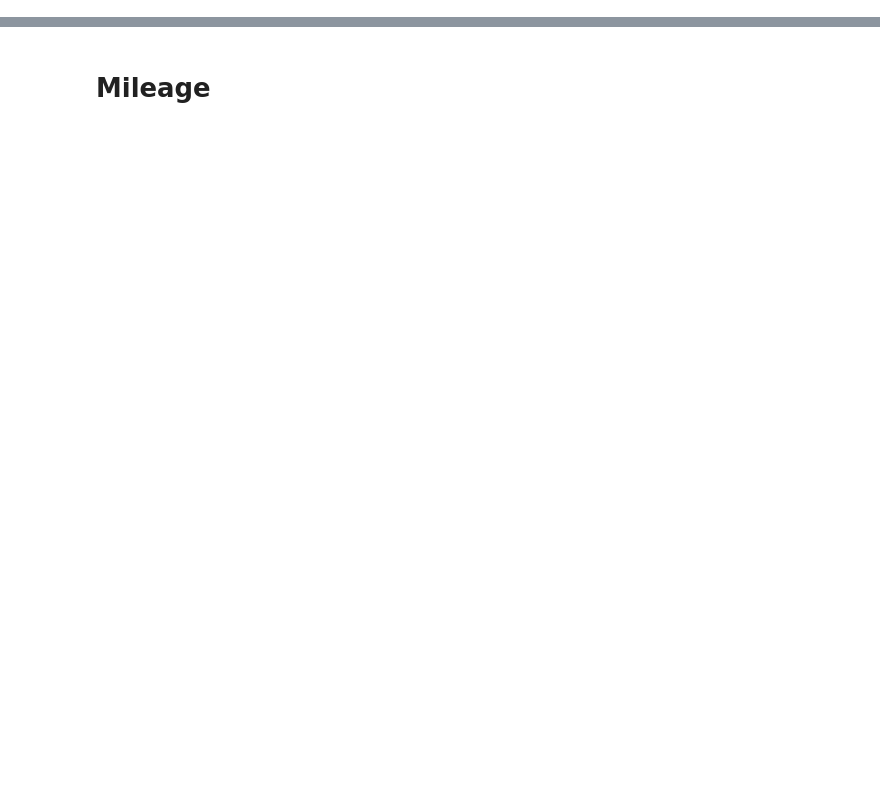
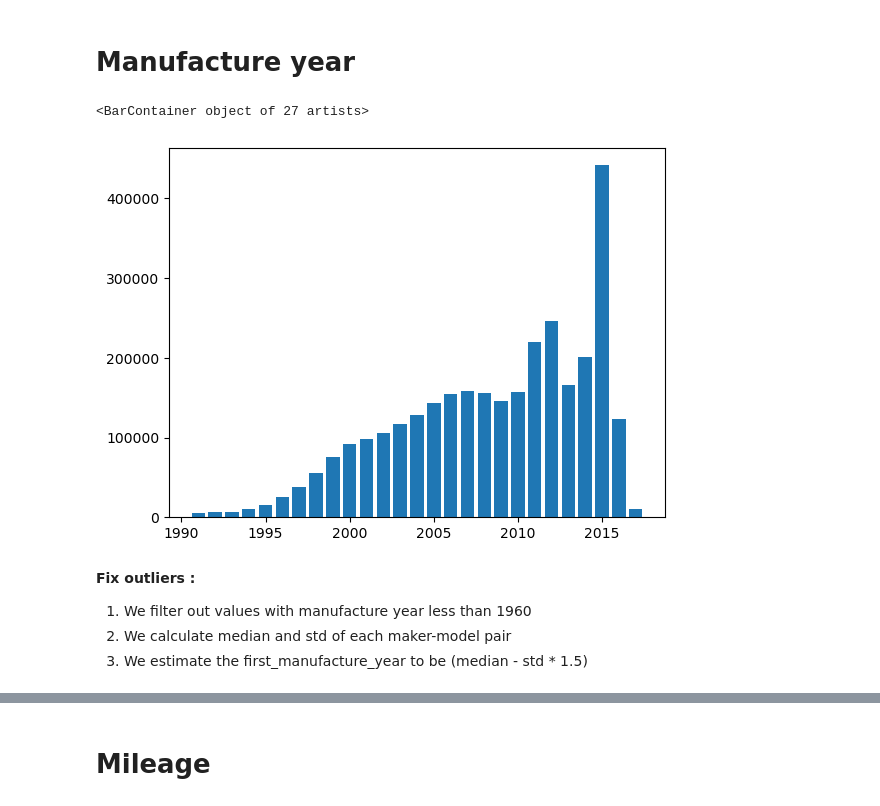
Before and after one commit to nhDuc1993/GMT6740, a Jupyter notebook: Duc/EDA and Clearning.ipynb, the cells around one changed output, grey strips where cells are left out. Saved outputs shown, nothing was run; the diff lists cells and outputs as text; code cells hidden in the pictures; blank space fills up the shorter version.

```diff
--- a/Duc/EDA and Clearning.ipynb
+++ b/Duc/EDA and Clearning.ipynb
@@ -154,0 +146,11 @@ Name: seat_count, dtype: int64
+# %%
+def model_frequency(df):
+    model = df['model'].values[0]
+    counts = df['maker'].value_counts()
+    perc = counts[0] / counts.sum() * 100
+    return pd.DataFrame({'agg1': [counts.index[0]], 'agg2': [perc]})
+
+agg_df = df.groupby('model').apply(lambda x: model_frequency(x))
+agg_df = agg_df.reset_index().drop('level_1', axis=1)
+agg_df.columns = ['Model', 'Most frequent maker', 'Frequency']
+agg_df.head()
@@ -154,0 +164,5 @@ Name: seat_count, dtype: int64
+# %%
+# Filter agg_df (frequency > 0.95). Get dictionary
+agg_df = agg_df.loc[agg_df['Frequency'] >= 95, ['Model', 'Most frequent maker']]
+dct = agg_df.set_index('Model')['Most frequent maker'].to_dict()
+dct
@@ -154,0 +187,3 @@ Name: seat_count, dtype: int64
+# %%
+# Update
+df.loc[df['model'].isin(dct.keys()), 'maker'] = df.loc[df['model'].isin(dct.keys()),'model'].map(dct)
@@ -154,0 +212,18 @@ Name: seat_count, dtype: int64
+# %% [markdown]
+# Manufacture year
+# %%
+# Distribution
+cutoff_year = 1990
+
+counts = df['manufacture_year'].value_counts().sort_index()
+filter_counts = counts[counts.index > cutoff_year]
+
+plt.bar(filter_counts.index, filter_counts)
+# %% [output]
+<BarContainer object of 27 artists>
+[figure, added]
+# %% [markdown]
+<b> Fix outliers : </b>
+1. We filter out values with manufacture year less than 1960
+2. We calculate median and std of each maker-model pair
+3. We estimate the first_manufacture_year to be (median - std * 1.5)
```
Also changed, not shown: parts of 76 cells of this notebook.
